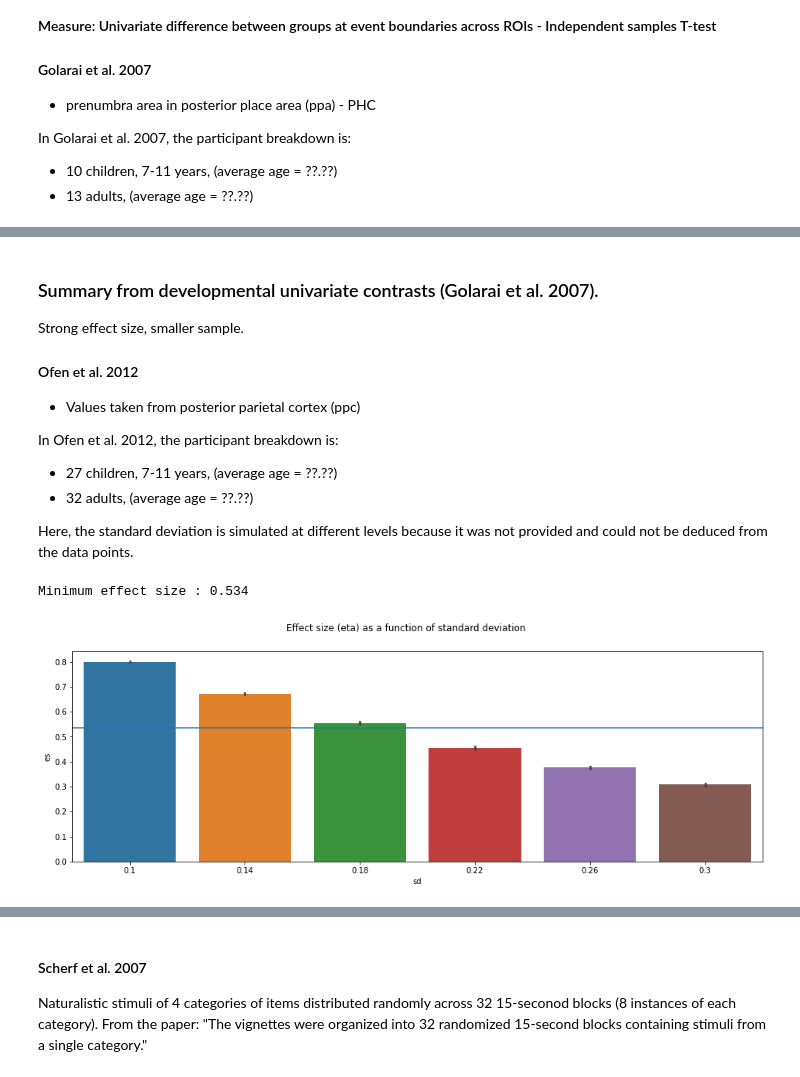
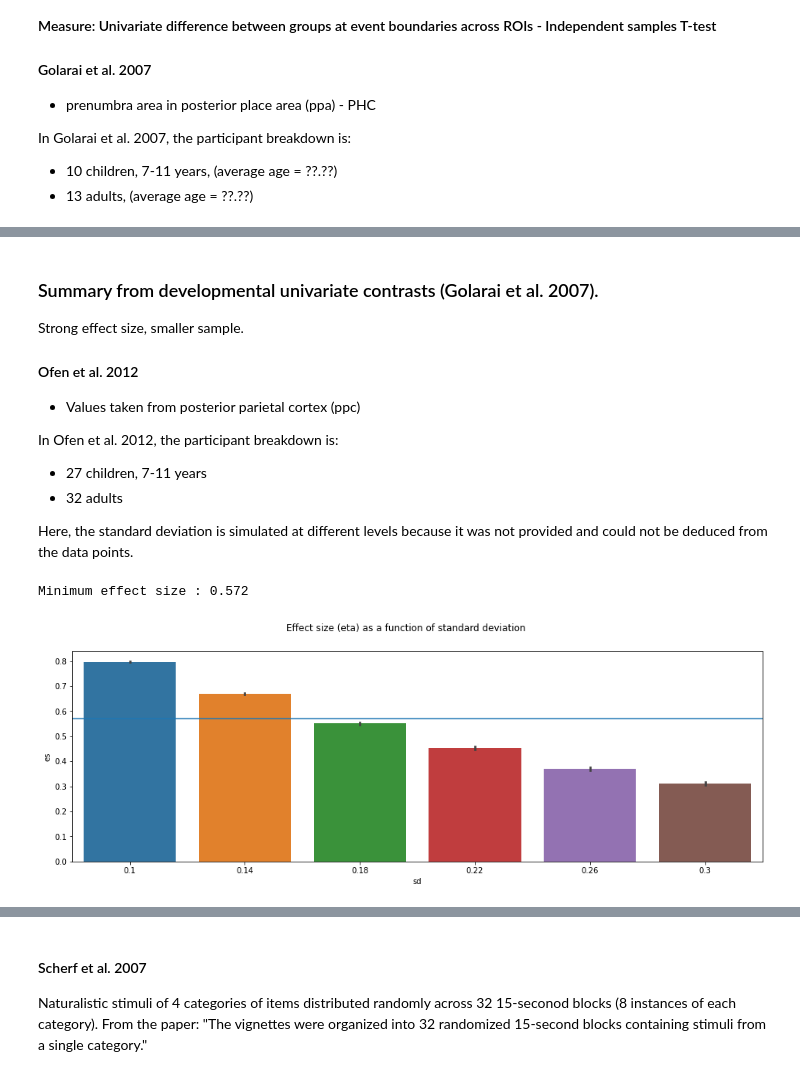
Before and after one commit to tonydutcher/power_analysis, a Jupyter notebook: power_univariate.ipynb, the cells around one changed output, grey strips where cells are left out. Drawn from its saved outputs; the diff is of its cells as text; code cells hidden in the pictures.

```diff
--- a/power_univariate.ipynb
+++ b/power_univariate.ipynb
@@ -84,7 +68,7 @@ In Golarai et al. 2007, the participant breakdown is:
 - 13 adults, (average age = ??.??)
 # %%
 # utility
-def simulate_bar_graph_data(file, n_child, n_adult):
+def simulate_bar_graph_data(file, n_child, n_adult, se=False):
     """
     Utility function for pulling information from a bar
     graph represented as a datafrane with 4 rows:
@@ -95,13 +79,22 @@ def simulate_bar_graph_data(file, n_child, n_adult):
     """
     tmp1 = pd.read_csv(file, header=None)
     tmp1.columns = ['dtype', 'value']
+
     tmp2 = pd.DataFrame({ 'group': ['child', 'adult'],
                           'mean_val':[tmp1.value[0], tmp1.value[2]],
                           'sd_val':[tmp1.value[1] - tmp1.value[0], tmp1.value[3] - tmp1.value[2]]})
     grp = np.hstack([ np.repeat(['child'], n_child), np.repeat(['adult'], n_adult)]).squeeze()
-    vals = np.hstack(
-        [ np.random.normal(tmp2.mean_val[0], tmp2.sd_val[0], n_child).reshape([1 ,n_child]),
-          np.random.normal(tmp2.mean_val[1], tmp2.sd_val[1], n_adult).reshape([1, n_adult])] ).squeeze()
+    if se is True:
+        sd1 = tmp2.sd_val[0] * np.sqrt(n_child)
+        sd2 = tmp2.sd_val[1] * np.sqrt(n_adult)
+        vals = np.hstack(
+            [ np.random.normal(tmp2.mean_val[0], sd1, n_child).reshape([1 ,n_child]),
+              np.random.normal(tmp2.mean_val[1], sd2, n_adult).reshape([1, n_adult])] ).squeeze()
+
+    else:
+        vals = np.hstack(
+            [ np.random.normal(tmp2.mean_val[0], tmp2.sd_val[0], n_child).reshape([1 ,n_child]),
+              np.random.normal(tmp2.mean_val[1], tmp2.sd_val[1], n_adult).reshape([1, n_adult])] ).squeeze()
     sim_df = pd.DataFrame([grp, vals], index=['group', 'values']).T
     sim_df['values'] = sim_df['values'].astype('float')
     return sim_df
@@ -114,7 +107,7 @@ n_small_sims = 1000
 test_list = list()
 for sim in range(n_small_sims):
     # calculate effect size
-    df = simulate_bar_graph_data(full_file, n_child, n_adult)
+    df = simulate_bar_graph_data(full_file, n_child, n_adult, se=False)
     av = anova(data=df, dv='values', between='group')
     effect_size = av.np2[0]
 
@@ -144,8 +136,8 @@ Strong effect size, smaller sample.
 - Values taken from posterior parietal cortex (ppc)
 
 In Ofen et al. 2012, the participant breakdown is:
-- 27 children, 7-11 years, (average age = ??.??)
-- 32 adults, (average age = ??.??)
+- 27 children, 7-11 years
+- 32 adults
 
 Here, the standard deviation is simulated at different levels because it was not provided and could not be deduced from the data points.
 # %%
@@ -156,7 +148,7 @@ max_val_kids = pd.read_csv(uni_kids_PAR, header=None).max()[1] # the highest ave
 max_val_adults = pd.read_csv(uni_adults_PAR, header=None).max()[1] # the highest average across time series
 ages = pd.read_csv(uni_ages_PAR, header=None)[1]
 tests = list()
-kid_sds = np.linspace(0.3, .1, 12)
+kid_sds = np.linspace(0.3, .1, 6)
 n_kids = 27
 n_adults = 32
 nsim = 1000
@@ -170,20 +162,19 @@ for sd in kid_sds:
         av = anova(data=df, dv='parietal resp', between='group')
         tests.append(np.array([sd, n_kids, n_adults, av.F[0], av.np2[0]]))
 
-av = pd.DataFrame(tests, columns=['sd', 'N kid','N adult', 'F', 'es'])
+av = pd.DataFrame(tests, columns=['sd', 'N kid', 'N adult', 'F', 'es'])
 # %%
 # getting example sample size for an expected effect size
 power = 0.8
 alpha = 0.05
-power_analysis = TTestIndPower()
-result = power_analysis.solve_power(power=power, nobs1=56, alpha=alpha)
-print('Minimum effect size : %.3f' % result)
+result = TTestPower().solve_power(power=power, nobs=26, alpha=alpha)
+print(f'Minimum effect size : {result:.3f}')
 
-fig, ax = plt.subplots(figsize=(16,5))
+fig, ax = plt.subplots(figsize=(16, 5))
 sns.barplot(data=av, x='sd', y='es')
 plt.suptitle('Effect size (eta) as a function of standard deviation')
 ax.axhline(result)
 None
 # %% [output]
-Minimum effect size : 0.534
+Minimum effect size : 0.572
-[figure, old version]
+[figure, new version]
```
Also changed, not shown: parts of 5 cells of this notebook, 3 other files.
